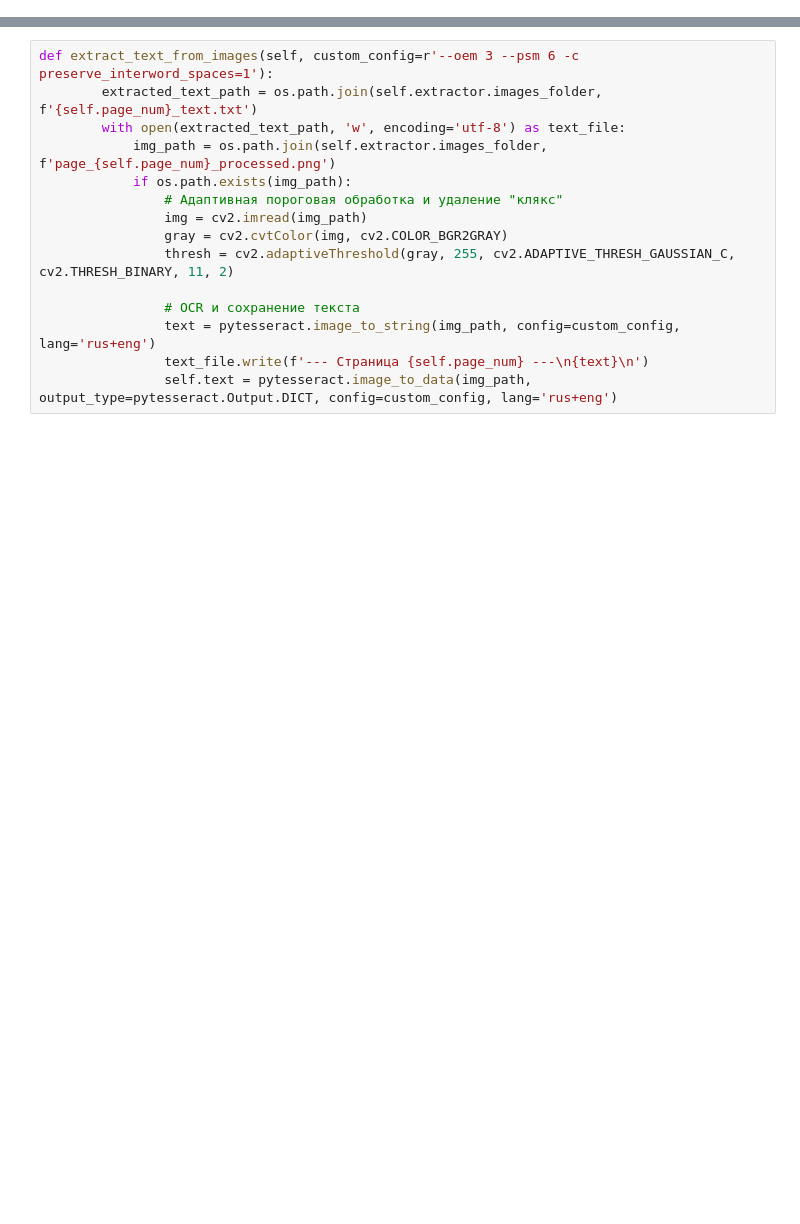
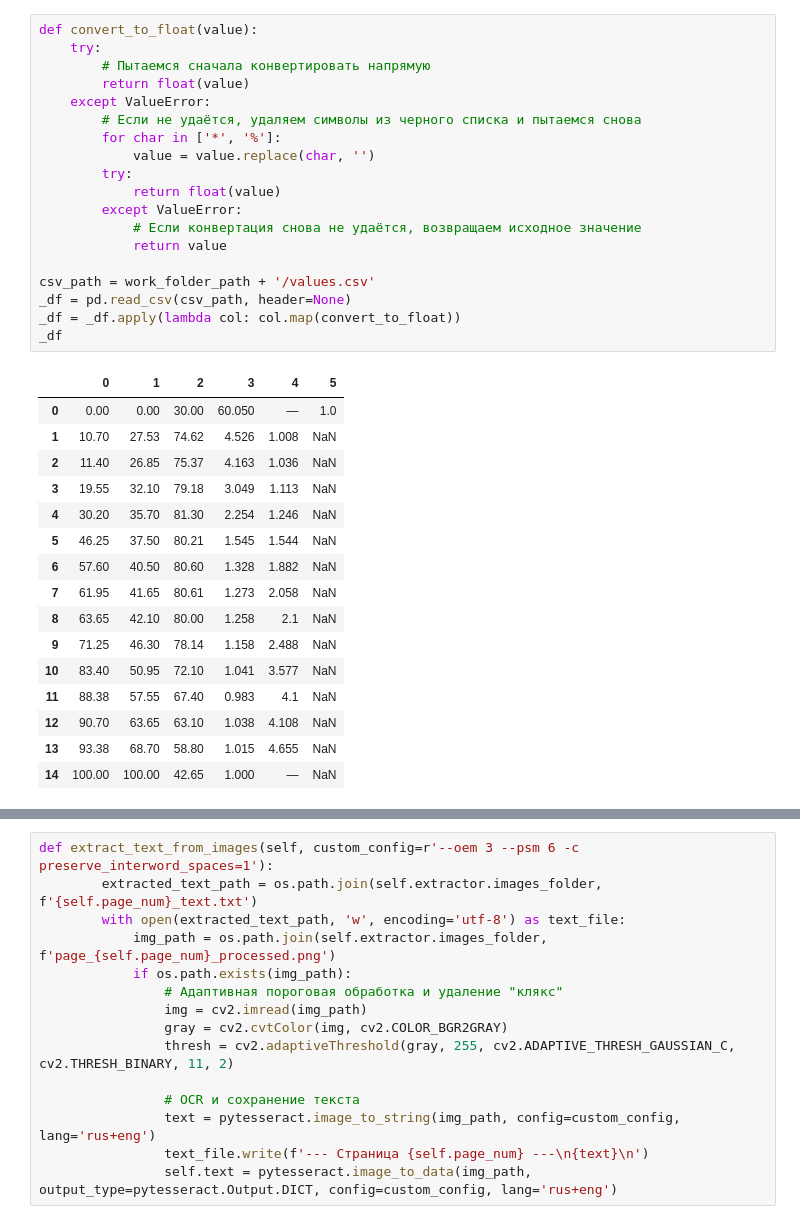
Before and after one commit to kdavjd/liquid_vapor_database, a Jupyter notebook: docs/extract_tables.ipynb, the cells around one changed output, grey strips where cells are left out. Cells and saved outputs as stored; diff of their text form; blank space fills up the shorter version.

```diff
--- a/docs/extract_tables.ipynb
+++ b/docs/extract_tables.ipynb
@@ -42,0 +73,36 @@ plt.imshow(img)
+# %%
+def convert_to_float(value):
+    try:
+        # Пытаемся сначала конвертировать напрямую
+        return float(value)
+    except ValueError:
+        # Если не удаётся, удаляем символы из черного списка и пытаемся снова
+        for char in ['*', '%']:
+            value = value.replace(char, '')
+        try:
+            return float(value)
+        except ValueError:
+            # Если конвертация снова не удаётся, возвращаем исходное значение
+            return value
+
+csv_path = work_folder_path + '/values.csv'
+_df = pd.read_csv(csv_path, header=None)
+_df = _df.apply(lambda col: col.map(convert_to_float))
+_df
+# %% [output]
+|  | 0 | 1 | 2 | 3 | 4 | 5 |
+| 0 | 0.00 | 0.00 | 30.00 | 60.050 | — | 1.0 |
+| 1 | 10.70 | 27.53 | 74.62 | 4.526 | 1.008 | NaN |
+| 2 | 11.40 | 26.85 | 75.37 | 4.163 | 1.036 | NaN |
+| 3 | 19.55 | 32.10 | 79.18 | 3.049 | 1.113 | NaN |
+| 4 | 30.20 | 35.70 | 81.30 | 2.254 | 1.246 | NaN |
+| 5 | 46.25 | 37.50 | 80.21 | 1.545 | 1.544 | NaN |
+| 6 | 57.60 | 40.50 | 80.60 | 1.328 | 1.882 | NaN |
+| 7 | 61.95 | 41.65 | 80.61 | 1.273 | 2.058 | NaN |
+| 8 | 63.65 | 42.10 | 80.00 | 1.258 | 2.1 | NaN |
+| 9 | 71.25 | 46.30 | 78.14 | 1.158 | 2.488 | NaN |
+| 10 | 83.40 | 50.95 | 72.10 | 1.041 | 3.577 | NaN |
+| 11 | 88.38 | 57.55 | 67.40 | 0.983 | 4.1 | NaN |
+| 12 | 90.70 | 63.65 | 63.10 | 1.038 | 4.108 | NaN |
+| 13 | 93.38 | 68.70 | 58.80 | 1.015 | 4.655 | NaN |
+| 14 | 100.00 | 100.00 | 42.65 | 1.000 | — | NaN |
```
Also changed, not shown: parts of 12 cells of this notebook, 23 other files.
